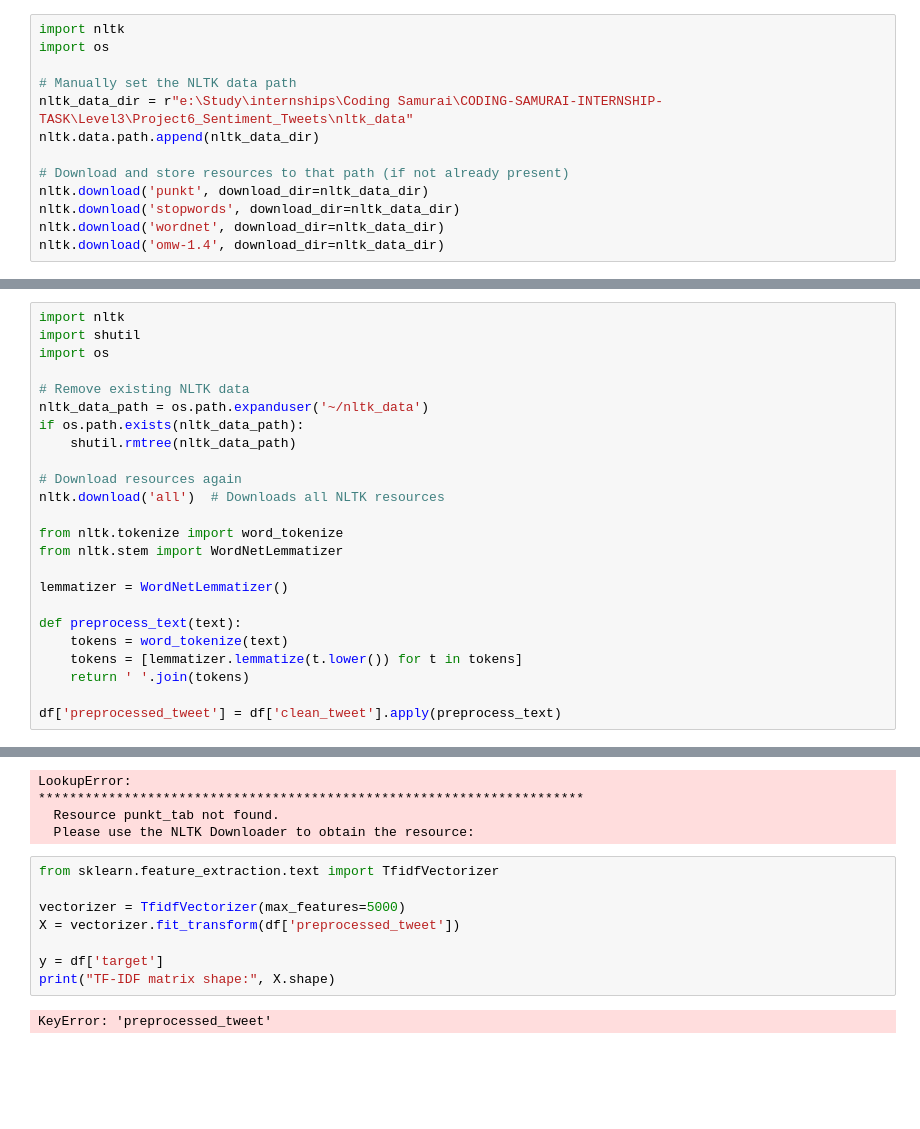
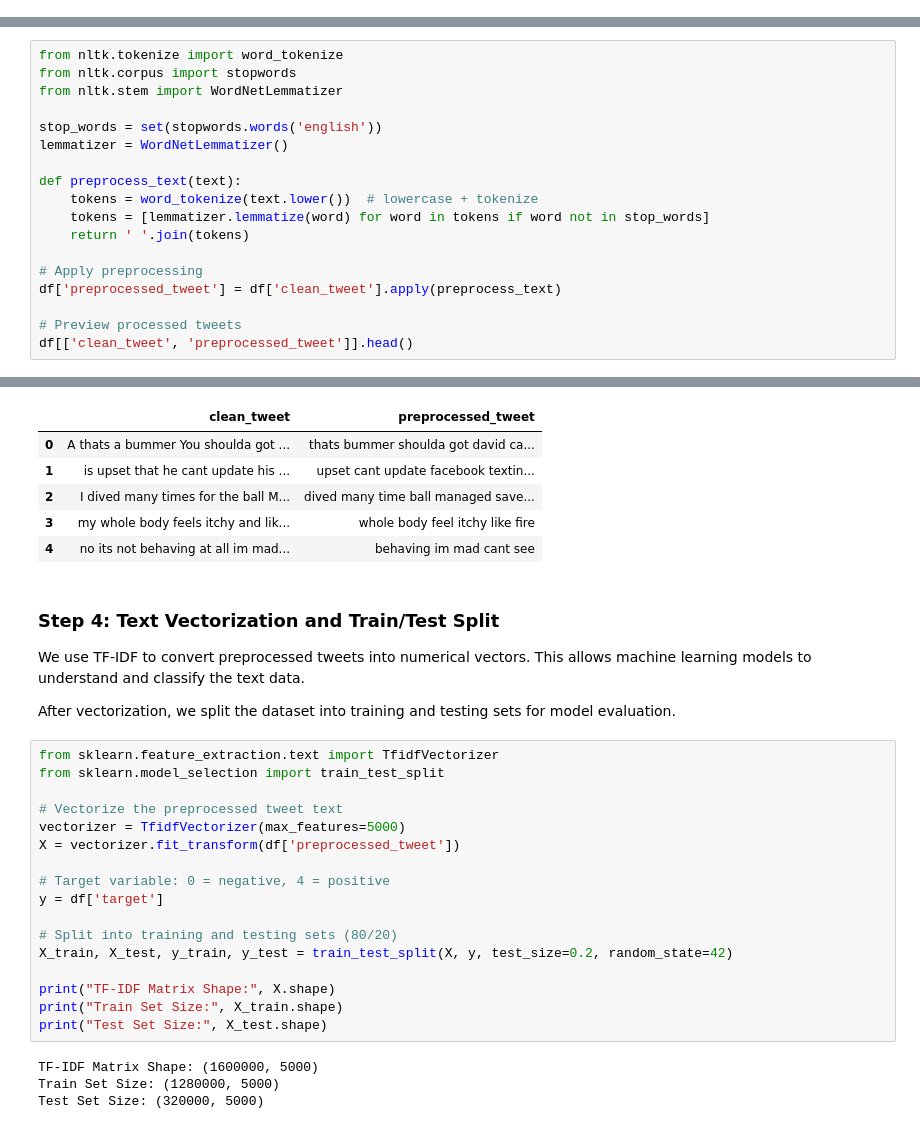
Before and after one commit to ridhwansalim/CODING-SAMURAI-INTERNSHIP-TASK, a Jupyter notebook: Level3/Project6_Sentiment_Tweets/Sentiment_Analysis_on_Tweets.ipynb, the cells around one changed output, grey strips where cells are left out. Saved outputs shown, nothing was run; the diff lists cells and outputs as text; blank space fills up the shorter version.

```diff
--- a/Level3/Project6_Sentiment_Tweets/Sentiment_Analysis_on_Tweets.ipynb
+++ b/Level3/Project6_Sentiment_Tweets/Sentiment_Analysis_on_Tweets.ipynb
@@ -96,15 +99,2 @@ nltk.download('omw-1.4')
 [nltk_data]   Package omw-1.4 is already up-to-date!
 True
-# %%
-import nltk
-import os
-
-# Manually set the NLTK data path
-nltk_data_dir = r"e:\Study\internships\Coding Samurai\CODING-SAMURAI-INTERNSHIP-TASK\Level3\Project6_Sentiment_Tweets\nltk_data"
-nltk.data.path.append(nltk_data_dir)
-
-# Download and store resources to that path (if not already present)
-nltk.download('punkt', download_dir=nltk_data_dir)
-nltk.download('stopwords', download_dir=nltk_data_dir)
-nltk.download('wordnet', download_dir=nltk_data_dir)
-nltk.download('omw-1.4', download_dir=nltk_data_dir)
@@ -136,25 +101,19 @@ We limit the number of features to 5000 for performance and relevance.
 # %%
-import nltk
-import shutil
-import os
-
-# Remove existing NLTK data
-nltk_data_path = os.path.expanduser('~/nltk_data')
-if os.path.exists(nltk_data_path):
-    shutil.rmtree(nltk_data_path)
-
-# Download resources again
-nltk.download('all')  # Downloads all NLTK resources
-
 from nltk.tokenize import word_tokenize
+from nltk.corpus import stopwords
 from nltk.stem import WordNetLemmatizer
 
+stop_words = set(stopwords.words('english'))
 lemmatizer = WordNetLemmatizer()
 
 def preprocess_text(text):
-    tokens = word_tokenize(text)
-    tokens = [lemmatizer.lemmatize(t.lower()) for t in tokens]
+    tokens = word_tokenize(text.lower())  # lowercase + tokenize
+    tokens = [lemmatizer.lemmatize(word) for word in tokens if word not in stop_words]
     return ' '.join(tokens)
 
+# Apply preprocessing
 df['preprocessed_tweet'] = df['clean_tweet'].apply(preprocess_text)
+
+# Preview processed tweets
+df[['clean_tweet', 'preprocessed_tweet']].head()
 # %% [output]
@@ -178,14 +120,33 @@ df['preprocessed_tweet'] = df['clean_tweet'].apply(preprocess_text)
-LookupError:
-**********************************************************************
-  Resource punkt_tab not found.
-  Please use the NLTK Downloader to obtain the resource:
+|  | clean_tweet | preprocessed_tweet |
+| 0 | A thats a bummer You shoulda got ... | thats bummer shoulda got david ca... |
+| 1 | is upset that he cant update his ... | upset cant update facebook textin... |
+| 2 | I dived many times for the ball M... | dived many time ball managed save... |
+| 3 | my whole body feels itchy and lik... | whole body feel itchy like fire |
+| 4 | no its not behaving at all im mad... | behaving im mad cant see |
+# %% [markdown]
+### Step 4: Text Vectorization and Train/Test Split
+
+We use TF-IDF to convert preprocessed tweets into numerical vectors. This allows machine learning models to understand and classify the text data.
+
+After vectorization, we split the dataset into training and testing sets for model evaluation.
 # %%
 from sklearn.feature_extraction.text import TfidfVectorizer
+from sklearn.model_selection import train_test_split
 
+# Vectorize the preprocessed tweet text
 vectorizer = TfidfVectorizer(max_features=5000)
 X = vectorizer.fit_transform(df['preprocessed_tweet'])
 
+# Target variable: 0 = negative, 4 = positive
 y = df['target']
-print("TF-IDF matrix shape:", X.shape)
+
+# Split into training and testing sets (80/20)
+X_train, X_test, y_train, y_test = train_test_split(X, y, test_size=0.2, random_state=42)
+
+print("TF-IDF Matrix Shape:", X.shape)
+print("Train Set Size:", X_train.shape)
+print("Test Set Size:", X_test.shape)
 # %% [output]
-KeyError: 'preprocessed_tweet'
+TF-IDF Matrix Shape: (1600000, 5000)
+Train Set Size: (1280000, 5000)
+Test Set Size: (320000, 5000)
```
Also changed, not shown: parts of 19 cells of this notebook, 1 other file.
